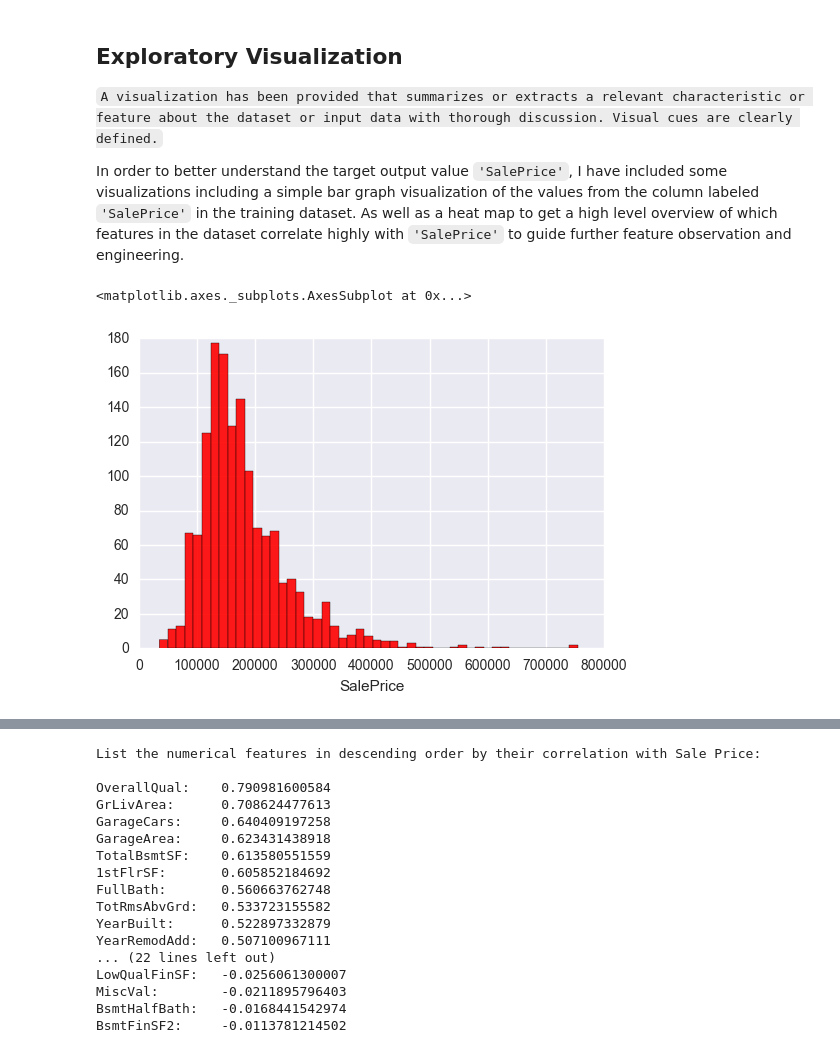
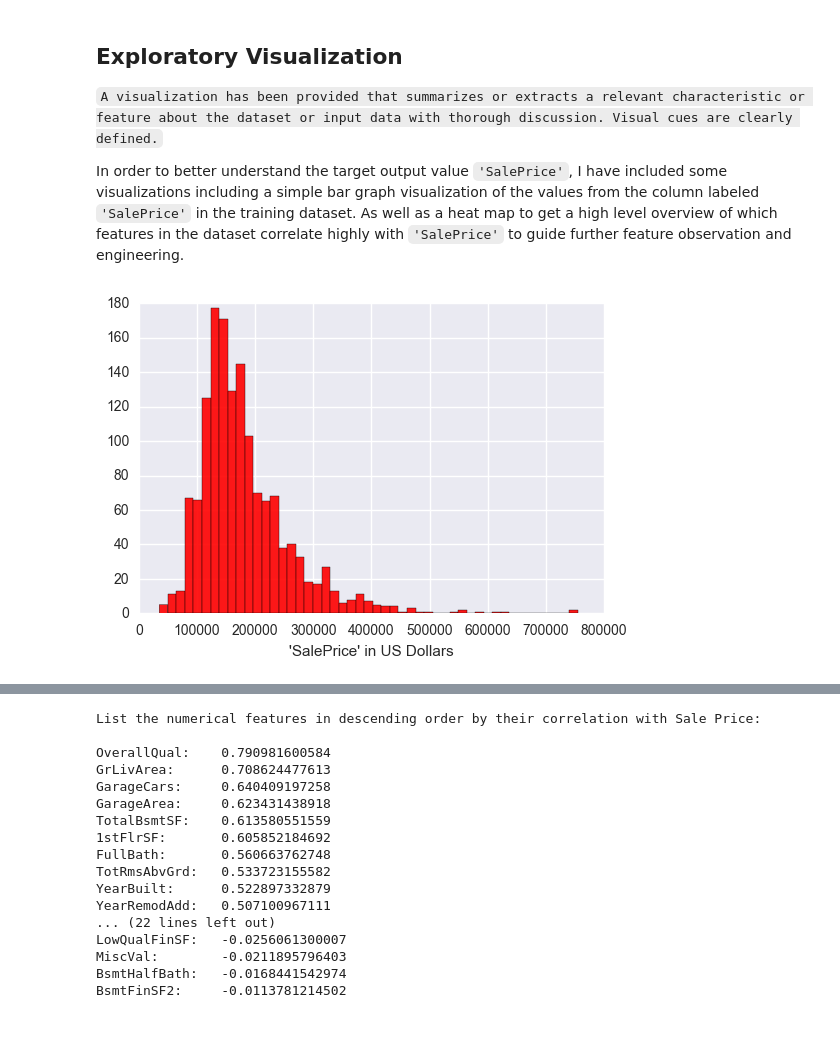
Before and after one commit to davinbuczek/ames_housing_advanced, a Jupyter notebook: ames_housing.ipynb, the cells around one changed output, grey strips where cells are left out. Cells and saved outputs as stored; diff of their text form; code cells hidden in the pictures.

Commit message:
Udacity resubmit changes
-Made changes suggested by audacity reviewer.
-Updated report.pdf to reflect changes.

```diff
--- a/ames_housing.ipynb
+++ b/ames_housing.ipynb
@@ -117,11 +113,14 @@ In order to better understand the target output value `'SalePrice'`, I have incl
 import seaborn as sbn
 import matplotlib.pyplot as plt
 %matplotlib inline
-# %%
-sbn.distplot(data['SalePrice'], kde = False, color = 'r', hist_kws={'alpha': 0.9})
-# %% [output]
-<matplotlib.axes._subplots.AxesSubplot at 0x...>
-[figure, removed]
+# %%
+# Generate distribution plot of 'SalePrice' in US Dollars
+dist_plot = sbn.distplot( data['SalePrice'], axlabel = "'SalePrice' in US Dollars", kde = False, color = 'r', hist_kws={'alpha': 0.9})
+
+# Save high resolution image of plot for report
+plt.savefig("fig1.png")
+# %% [output]
+[figure, added]
 # %%
 corr = data.select_dtypes(include = ['float64', 'int64']).iloc[:, 1:].corr()
 plt.figure(figsize=(12, 12))
```
Also changed, not shown: parts of 16 cells of this notebook, 1 other file.
